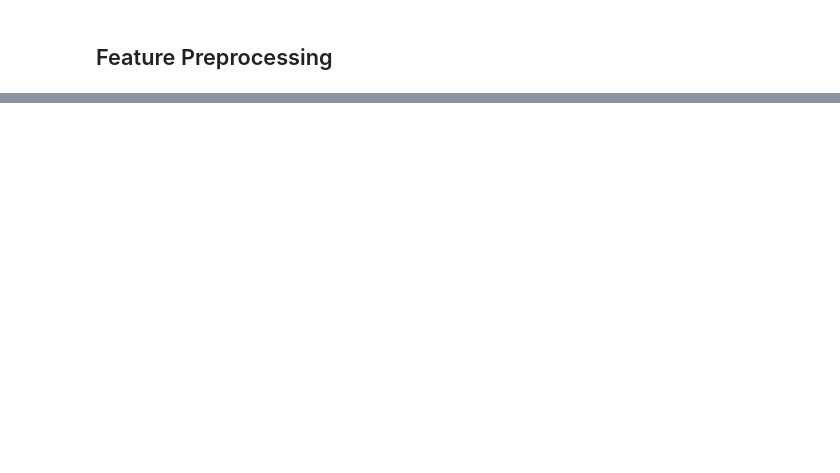
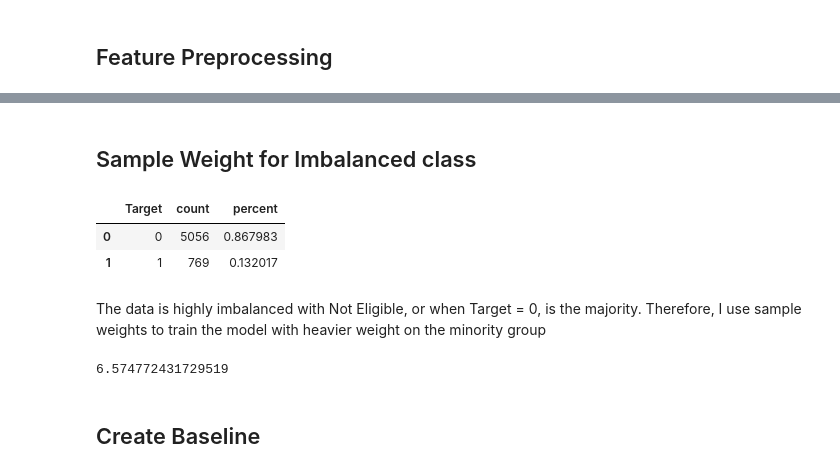
Before and after one commit to choang94/credit-card-eligibility, a Jupyter notebook: notebooks/modeling.ipynb, the cells around one changed output, grey strips where cells are left out. Drawn from its saved outputs; the diff is of its cells as text; code cells hidden in the pictures; blank space fills up the shorter version.

```diff
--- a/notebooks/modeling.ipynb
+++ b/notebooks/modeling.ipynb
@@ -241,2 +59,0 @@ logreg_ros_pipe = imb_pipeline(
-# %%
-logreg_ros_pipe.fit(x_train, y_train)
@@ -458,0 +66,36 @@ ROC AUC score: 0.49753218847698355
+# %%
+# Create a pipeline that preprocess the data by data types
+
+numerical_transformer = Pipeline(
+    steps=[
+        ('normalization', MinMaxScaler())
+    ]
+)
+
+categorical_transformer = Pipeline(
+    steps=[
+        ('ohe', OneHotEncoder(handle_unknown='ignore'))
+    ]
+)
+
+ordinal_transformer = Pipeline(
+    steps=[
+        ('oe', OrdinalEncoder(categories=[np.array(education_order)]))
+    ]
+)
+
+preprocessor = ColumnTransformer(
+    transformers=[
+        ('numerical', numerical_transformer, numerical_columns),
+        ('categorical', categorical_transformer, categorical_columns),
+        ('ordinal', ordinal_transformer, ordinal_columns)
+    ]
+)
+
+pipe = Pipeline(
+    steps=[
+        ('preprocessing', preprocessor)
+    ]
+)
+# %%
+pipe.fit(X_train, y_train)
@@ -458,0 +120,2 @@ ROC AUC score: 0.49753218847698355
+# %%
+pipe.fit_transform(X_train, y_train).toarray()
@@ -458,0 +136,18 @@ ROC AUC score: 0.49753218847698355
+# %% [markdown]
+## Sample Weight for Imbalanced class
+# %%
+y_train_count = pd.DataFrame(y_train.value_counts()).reset_index()
+y_train_count['percent'] = y_train_count['count']/ sum(y_train_count['count'])
+y_train_count
+# %% [output]
+|  | Target | count | percent |
+| 0 | 0 | 5056 | 0.867983 |
+| 1 | 1 | 769 | 0.132017 |
+# %% [markdown]
+The data is highly imbalanced with Not Eligible, or when Target = 0, is the majority.
+Therefore, I use sample weights to train the model with heavier weight on the minority group
+# %%
+# Check the ratio of 0:1
+y_train_count.loc[0, 'count']/y_train_count.loc[1, 'count']
+# %% [output]
+6.574772431729519
@@ -458,0 +157,2 @@ ROC AUC score: 0.49753218847698355
+# %% [markdown]
+## Create Baseline
```
Also changed, not shown: parts of 54 cells of this notebook, 2 other files.
